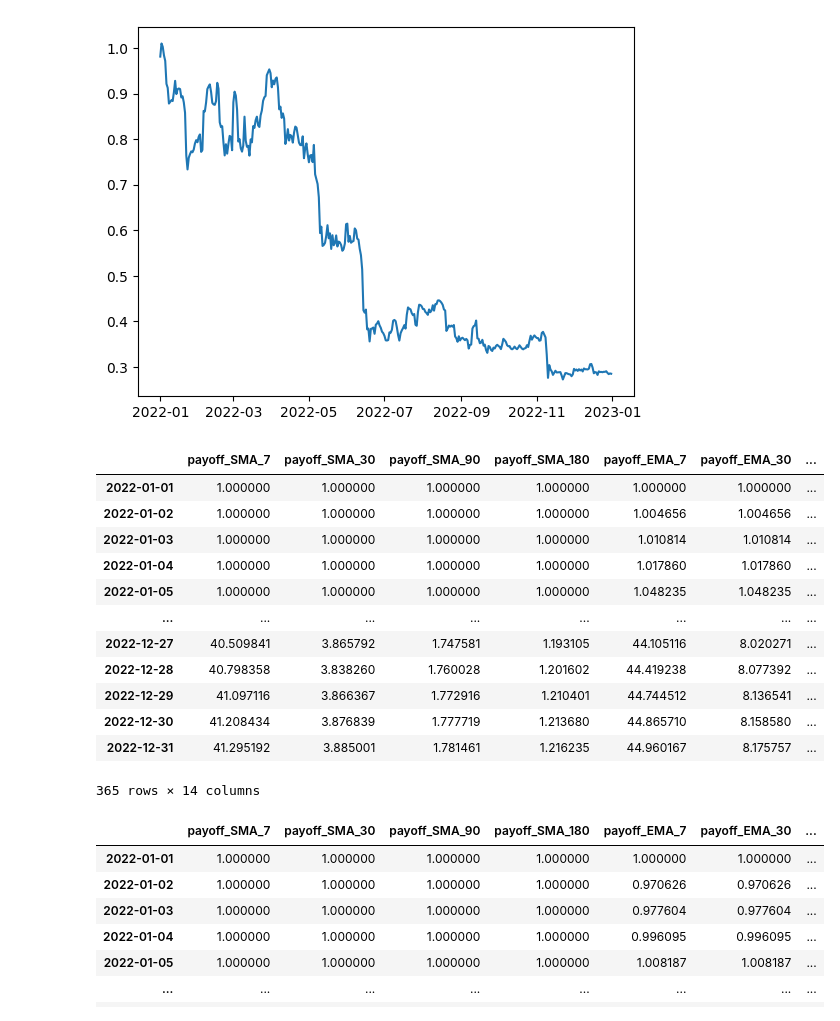
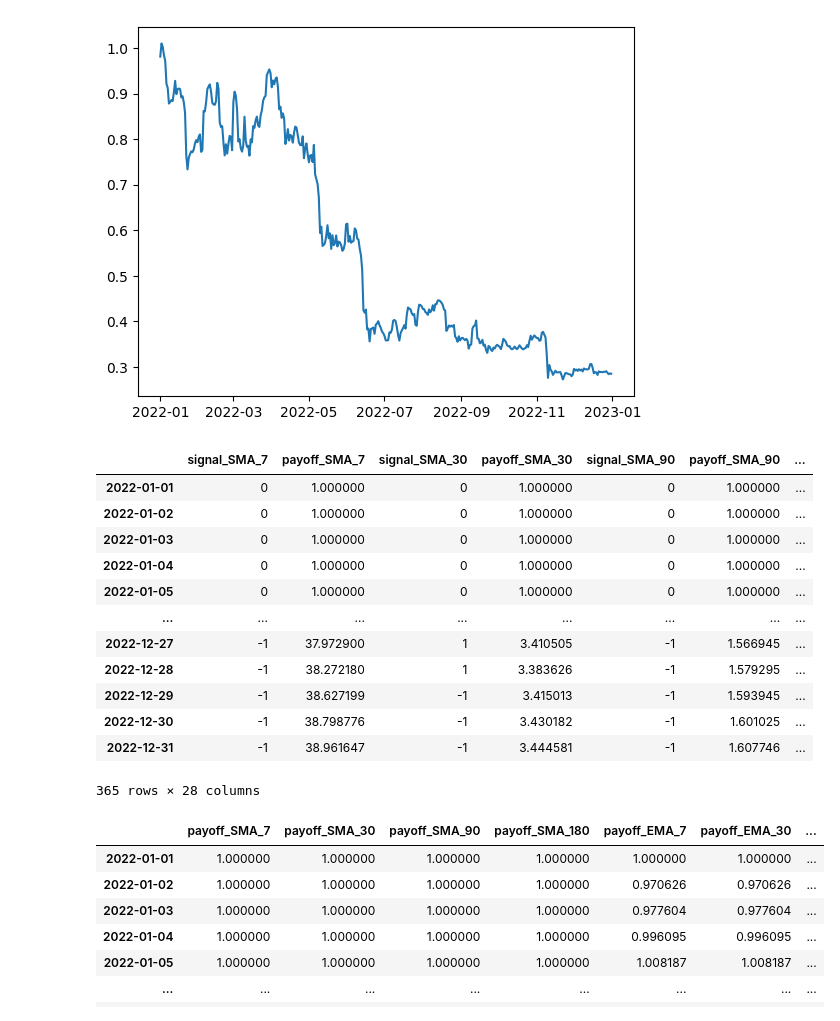
Before and after one commit to sudhanshu22gupta/cryptocurrency-forecasting, a Jupyter notebook: EDA.ipynb, the cells around one changed output. Drawn from its saved outputs; the diff is of its cells as text; code cells hidden in the pictures.

```diff
--- a/EDA.ipynb
+++ b/EDA.ipynb
@@ -614,7 +639,7 @@ PARAMS_RFR = {
     "criterion": "squared_error",
     "max_depth": None,
     "max_features": None,
-    # "min_samples_leaf": 1,
+    "min_samples_leaf": 1,
 }
 
 rfr = RandomForestReg(**PARAMS_RFR)
@@ -774,21 +799,21 @@ list_strategies = [
 
 df_rfr_payoffs = rfr_trading_strategy.apply_strategy(list_strategies, return_payoff=True)
 # %%
-df_rfr_payoffs[[col for col in df_rfr_payoffs.columns if col.startswith("payoff")]]
+df_rfr_payoffs#[[col for col in df_rfr_payoffs.columns if col.startswith("signal")]]
 # %% [output]
-|  | payoff_SMA_7 | payoff_SMA_30 | payoff_SMA_90 | payoff_SMA_180 | payoff_EMA_7 | payoff_EMA_30 | ... |
-| 2022-01-01 | 1.000000 | 1.000000 | 1.000000 | 1.000000 | 1.000000 | 1.000000 | ... |
-| 2022-01-02 | 1.000000 | 1.000000 | 1.000000 | 1.000000 | 1.004656 | 1.004656 | ... |
-| 2022-01-03 | 1.000000 | 1.000000 | 1.000000 | 1.000000 | 1.010814 | 1.010814 | ... |
-| 2022-01-04 | 1.000000 | 1.000000 | 1.000000 | 1.000000 | 1.017860 | 1.017860 | ... |
-| 2022-01-05 | 1.000000 | 1.000000 | 1.000000 | 1.000000 | 1.048235 | 1.048235 | ... |
+|  | signal_SMA_7 | payoff_SMA_7 | signal_SMA_30 | payoff_SMA_30 | signal_SMA_90 | payoff_SMA_90 | ... |
+| 2022-01-01 | 0 | 1.000000 | 0 | 1.000000 | 0 | 1.000000 | ... |
+| 2022-01-02 | 0 | 1.000000 | 0 | 1.000000 | 0 | 1.000000 | ... |
+| 2022-01-03 | 0 | 1.000000 | 0 | 1.000000 | 0 | 1.000000 | ... |
+| 2022-01-04 | 0 | 1.000000 | 0 | 1.000000 | 0 | 1.000000 | ... |
+| 2022-01-05 | 0 | 1.000000 | 0 | 1.000000 | 0 | 1.000000 | ... |
 | ... | ... | ... | ... | ... | ... | ... | ... |
-| 2022-12-27 | 40.509841 | 3.865792 | 1.747581 | 1.193105 | 44.105116 | 8.020271 | ... |
-| 2022-12-28 | 40.798358 | 3.838260 | 1.760028 | 1.201602 | 44.419238 | 8.077392 | ... |
-| 2022-12-29 | 41.097116 | 3.866367 | 1.772916 | 1.210401 | 44.744512 | 8.136541 | ... |
-| 2022-12-30 | 41.208434 | 3.876839 | 1.777719 | 1.213680 | 44.865710 | 8.158580 | ... |
-| 2022-12-31 | 41.295192 | 3.885001 | 1.781461 | 1.216235 | 44.960167 | 8.175757 | ... |
+| 2022-12-27 | -1 | 37.972900 | 1 | 3.410505 | -1 | 1.566945 | ... |
+| 2022-12-28 | -1 | 38.272180 | 1 | 3.383626 | -1 | 1.579295 | ... |
+| 2022-12-29 | -1 | 38.627199 | -1 | 3.415013 | -1 | 1.593945 | ... |
+| 2022-12-30 | -1 | 38.798776 | -1 | 3.430182 | -1 | 1.601025 | ... |
+| 2022-12-31 | -1 | 38.961647 | -1 | 3.444581 | -1 | 1.607746 | ... |
-365 rows × 14 columns
+365 rows × 28 columns
 # %%
 list_strategies = ['SMA_7', 'SMA_30', 'SMA_90', 'SMA_180', 'EMA_7', 'EMA_30',
                    'EMA_90', 'EMA_180', 'BBS_7', 'BBS_14', 'BBS_30', 'RSI_7', 'RSI_14', 'RSI_30']
```
Also changed, not shown: parts of 7 cells of this notebook, 2 other files.
